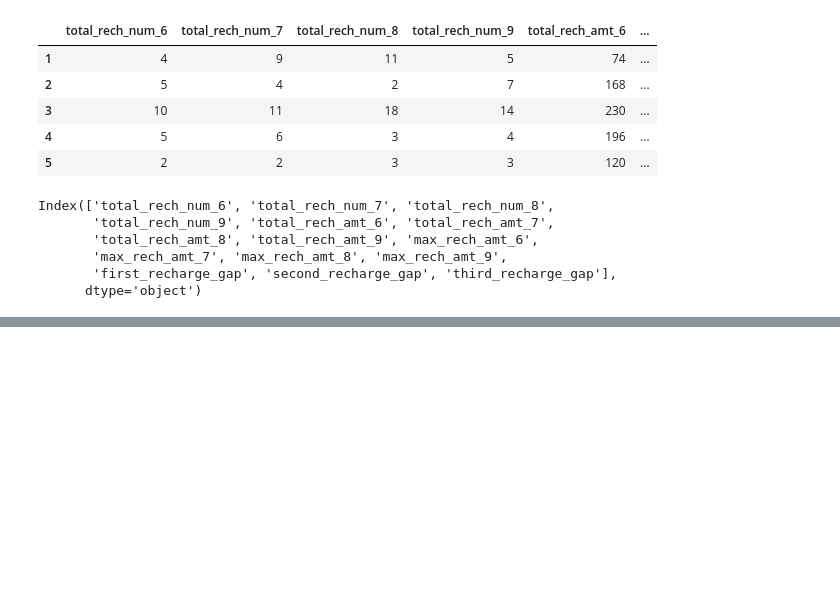
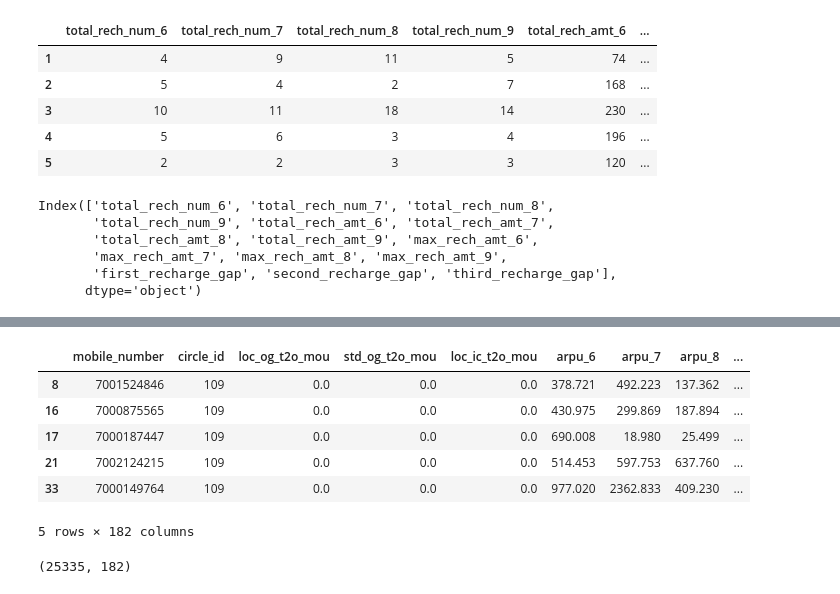
Before and after one commit to ykmanoj/Machine-Learning-Case-Study, a Jupyter notebook: Telcome_Churn/telcom-churn.ipynb, the cells around one changed output, grey strips where cells are left out. Saved outputs shown, nothing was run; the diff lists cells and outputs as text; code cells hidden in the pictures; blank space fills up the shorter version.

```diff
--- a/Telcome_Churn/telcom-churn.ipynb
+++ b/Telcome_Churn/telcom-churn.ipynb
@@ -144,6 +158,6 @@ Index(['mobile_number', 'circle_id', 'loc_og_t2o_mou', 'std_og_t2o_mou',
 ## Data Preparation
 # %%
 ## Number of days between two recharcge:
-no_missing_churn_df['first_recharge_gap'] = no_missing_churn_df['date_of_last_rech_7'] - no_missing_churn_df['date_of_last_rech_6']
-no_missing_churn_df['second_recharge_gap'] = no_missing_churn_df['date_of_last_rech_8'] - no_missing_churn_df['date_of_last_rech_7']
-no_missing_churn_df['third_recharge_gap'] = no_missing_churn_df['date_of_last_rech_9'] - no_missing_churn_df['date_of_last_rech_8']
+cleaned_churn_df['first_recharge_gap'] = cleaned_churn_df['date_of_last_rech_7'] - cleaned_churn_df['date_of_last_rech_6']
+cleaned_churn_df['second_recharge_gap'] = cleaned_churn_df['date_of_last_rech_8'] - cleaned_churn_df['date_of_last_rech_7']
+cleaned_churn_df['third_recharge_gap'] = cleaned_churn_df['date_of_last_rech_9'] - cleaned_churn_df['date_of_last_rech_8']
@@ -166,13 +164,13 @@ See the caveats in the documentation: http://pandas.pydata.org/pandas-docs/stabl
 # %% [markdown]
 ##### Remove date columns from data sets as of no use.
 # %%
-cleaned_df = no_missing_churn_df.drop(labels=date_attributes,axis=1)
-cleaned_df['first_recharge_gap']= cleaned_df['first_recharge_gap']/np.timedelta64(1,'D')
-cleaned_df['second_recharge_gap']= cleaned_df['second_recharge_gap']/np.timedelta64(1,'D')
-cleaned_df['third_recharge_gap']= cleaned_df['third_recharge_gap']/np.timedelta64(1,'D')
+derived_df = cleaned_churn_df.drop(labels=date_attributes,axis=1)
+derived_df['first_recharge_gap']= derived_df['first_recharge_gap']/np.timedelta64(1,'D')
+derived_df['second_recharge_gap']= derived_df['second_recharge_gap']/np.timedelta64(1,'D')
+derived_df['third_recharge_gap']= derived_df['third_recharge_gap']/np.timedelta64(1,'D')
 
 
-cleaned_df.head()
+derived_df.head()
 # %% [output]
 |  | mobile_number | circle_id | loc_og_t2o_mou | std_og_t2o_mou | loc_ic_t2o_mou | arpu_6 | arpu_7 | arpu_8 | ... |
 | 1 | 7001865778 | 109 | 0.0 | 0.0 | 0.0 | 34.047 | 355.074 | 268.321 | ... |
@@ -203,0 +206,4 @@ Index(['total_rech_num_6', 'total_rech_num_7', 'total_rech_num_8',
+# %%
+## Average of Good Phase will be avg of 6th and 7th Month amount
+derived_df['av_amt_rech_good_phase'] = (derived_df['total_rech_amt_6'] + derived_df['total_rech_amt_7'])/2
+derived_df['av_amt_rech_good_phase'].describe()
@@ -203,0 +220,18 @@ Index(['total_rech_num_6', 'total_rech_num_7', 'total_rech_num_8',
+# %%
+# Calculating 70% percentile vale
+X= derived_df.av_amt_rech_good_phase.quantile(0.7)
+# %%
+high_usage_customer = derived_df.loc[derived_df['av_amt_rech_good_phase'] >= X]
+high_usage_customer.head()
+# %% [output]
+|  | mobile_number | circle_id | loc_og_t2o_mou | std_og_t2o_mou | loc_ic_t2o_mou | arpu_6 | arpu_7 | arpu_8 | ... |
+| 8 | 7001524846 | 109 | 0.0 | 0.0 | 0.0 | 378.721 | 492.223 | 137.362 | ... |
+| 16 | 7000875565 | 109 | 0.0 | 0.0 | 0.0 | 430.975 | 299.869 | 187.894 | ... |
+| 17 | 7000187447 | 109 | 0.0 | 0.0 | 0.0 | 690.008 | 18.980 | 25.499 | ... |
+| 21 | 7002124215 | 109 | 0.0 | 0.0 | 0.0 | 514.453 | 597.753 | 637.760 | ... |
+| 33 | 7000149764 | 109 | 0.0 | 0.0 | 0.0 | 977.020 | 2362.833 | 409.230 | ... |
+5 rows × 182 columns
+# %%
+high_usage_customer.shape
+# %% [output]
+(25335, 182)
```
Also changed, not shown: parts of 21 cells of this notebook.
